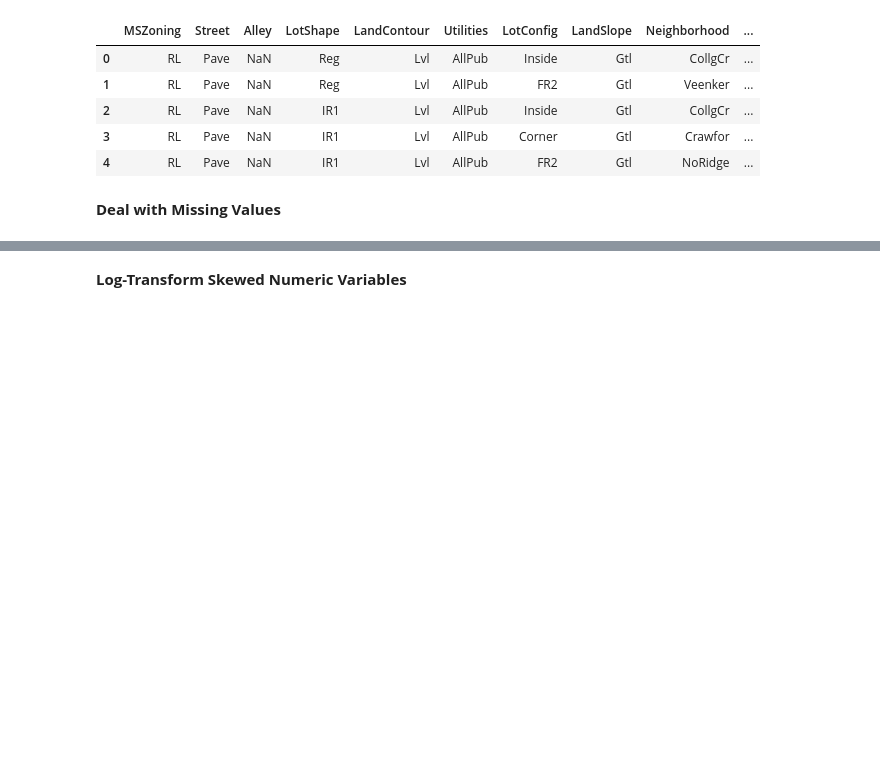
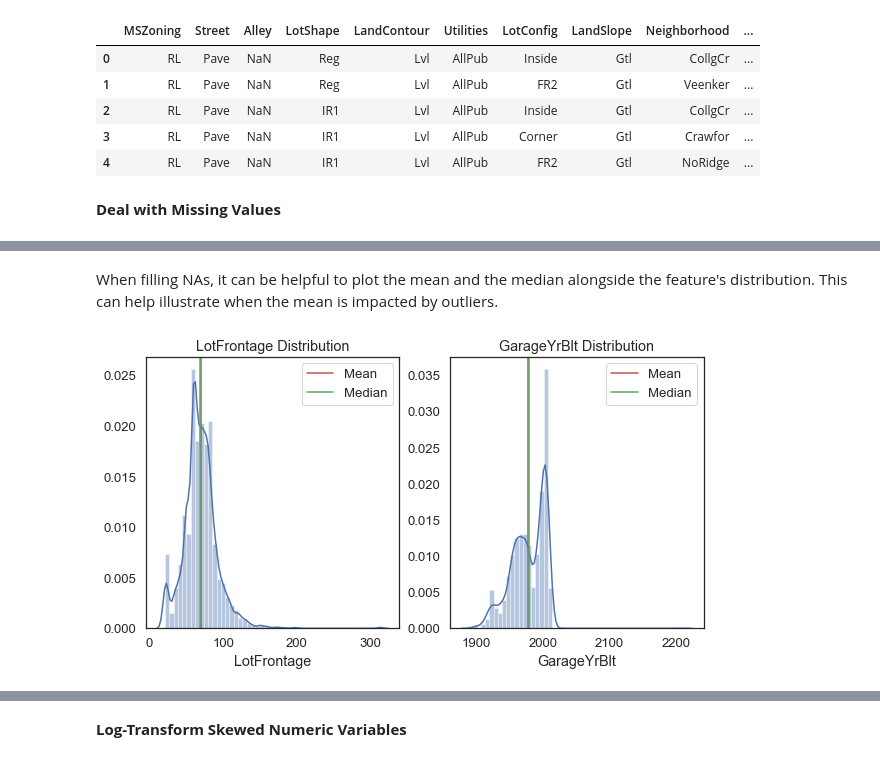
Before and after one commit to amypeniston/kaggle-competitions, a Jupyter notebook: house-prices/2_Data_Preprocessing.ipynb, the cells around one changed output, grey strips where cells are left out. Drawn from its saved outputs; the diff is of its cells as text; code cells hidden in the pictures; blank space fills up the shorter version.

Commit message:
Worked on missing values and outliers

```diff
--- a/house-prices/2_Data_Preprocessing.ipynb
+++ b/house-prices/2_Data_Preprocessing.ipynb
@@ -151,0 +189,21 @@ for df in [X, test]:
+# %% [markdown]
+When filling NAs, it can be helpful to plot the mean and the median alongside the feature's distribution. This can help illustrate when the mean is impacted by outliers.
+# %%
+fig, ax = plt.subplots(1, 2, figsize=(10,5))
+
+sns.distplot(all_data["LotFrontage"].dropna(), ax=ax[0])
+ax[0].axvline(x=all_data["LotFrontage"].mean(), ymin=0, ymax=1, color='r', label="Mean")
+ax[0].axvline(x=all_data["LotFrontage"].median(), ymin=0, ymax=1, color='g', label="Median")
+ax[0].legend()
+ax[0].set_title("LotFrontage Distribution")
+
+
+sns.distplot(all_data["GarageYrBlt"].dropna(), ax=ax[1])
+ax[1].axvline(x=all_data["GarageYrBlt"].mean(), ymin=0, ymax=1, color='r', label="Mean")
+ax[1].axvline(x=all_data["GarageYrBlt"].median(), ymin=0, ymax=1, color='g', label="Median")
+ax[1].legend()
+ax[1].set_title("GarageYrBlt Distribution")
+
+plt.show()
+# %% [output]
+[figure, added]
```
Also changed, not shown: parts of 14 cells of this notebook.
